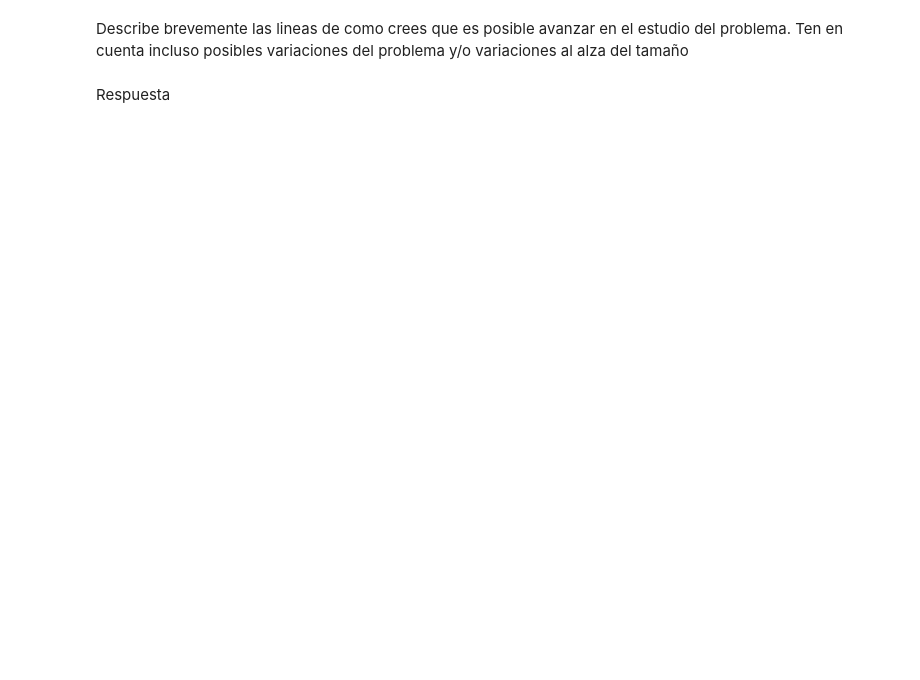
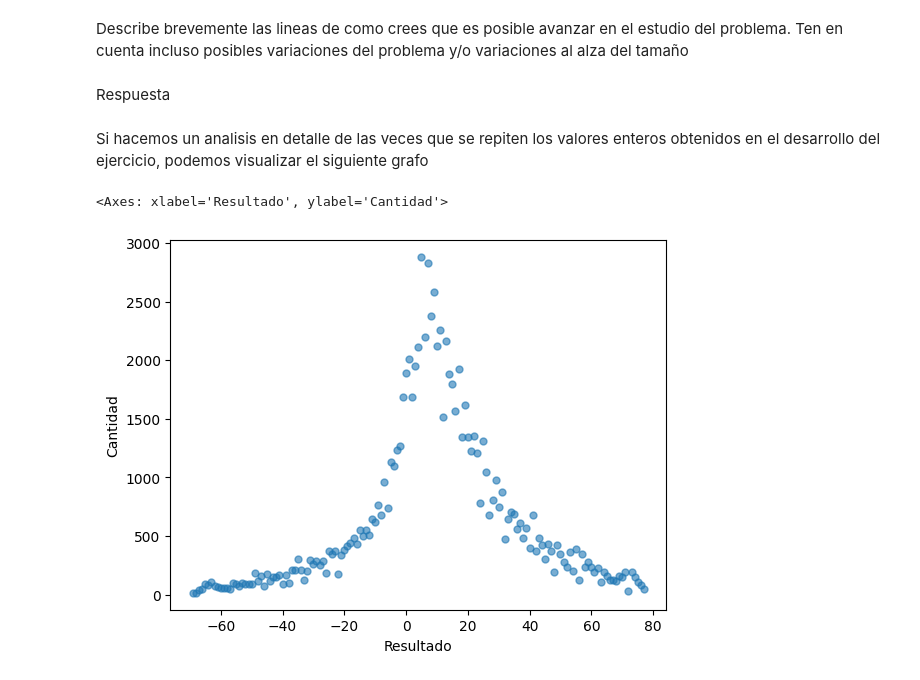
Before and after one commit to jairramirez365/Algoritmos-optimizacion, a Jupyter notebook: Seminario_Algoritmos_Jair_Ramirez.ipynb, the cells around one changed output. Saved outputs shown, nothing was run; the diff lists cells and outputs as text; code cells hidden in the pictures; blank space fills up the shorter version.

```diff
--- a/Seminario_Algoritmos_Jair_Ramirez.ipynb
+++ b/Seminario_Algoritmos_Jair_Ramirez.ipynb
@@ -188,3 +189,20 @@ Respuesta
 Describe brevemente las lineas de como crees que es posible avanzar en el estudio del problema. Ten en cuenta incluso posibles variaciones del problema y/o variaciones al alza del tamaño
 # %% [markdown]
 Respuesta
+# %% [markdown]
+Si hacemos un analisis en detalle de las veces que se repiten los valores enteros obtenidos en el desarrollo del ejercicio, podemos visualizar el siguiente grafo
+# %%
+import pandas as pd
+from matplotlib import pyplot as plt
+
+Cantidades=[]
+for i in list(resultados):
+  Cantidades.append([i,len({ k:v for k,v in resultados_duplicados.items() if v==i})])
+
+Frecuencia_resultados=pd.DataFrame(Cantidades, columns=['Resultado','Cantidad'])
+Frecuencia_resultados
+
+Frecuencia_resultados.plot(kind='scatter', x='Resultado', y='Cantidad', s=25, alpha=0.6)
+# %% [output]
+<Axes: xlabel='Resultado', ylabel='Cantidad'>
+[figure, added]
```
Also changed, not shown: parts of 6 cells of this notebook.
